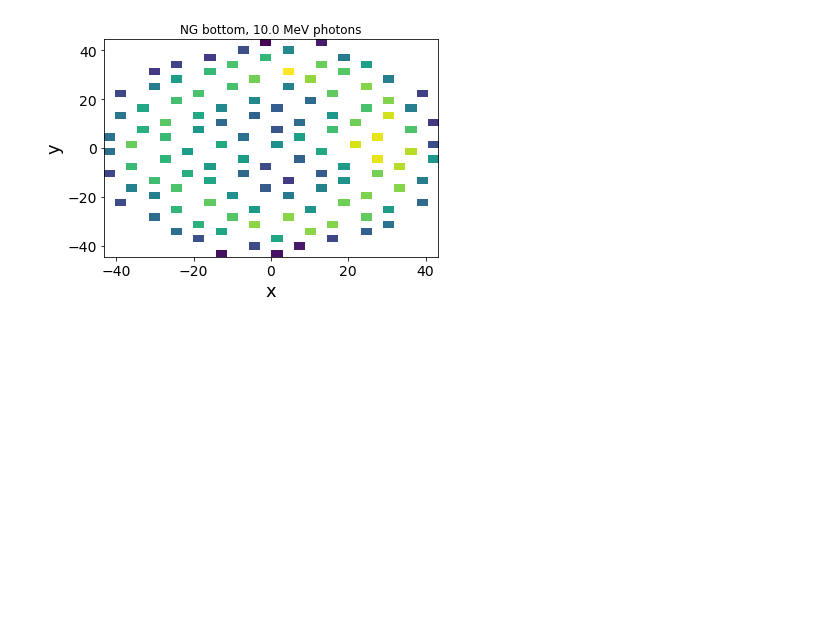
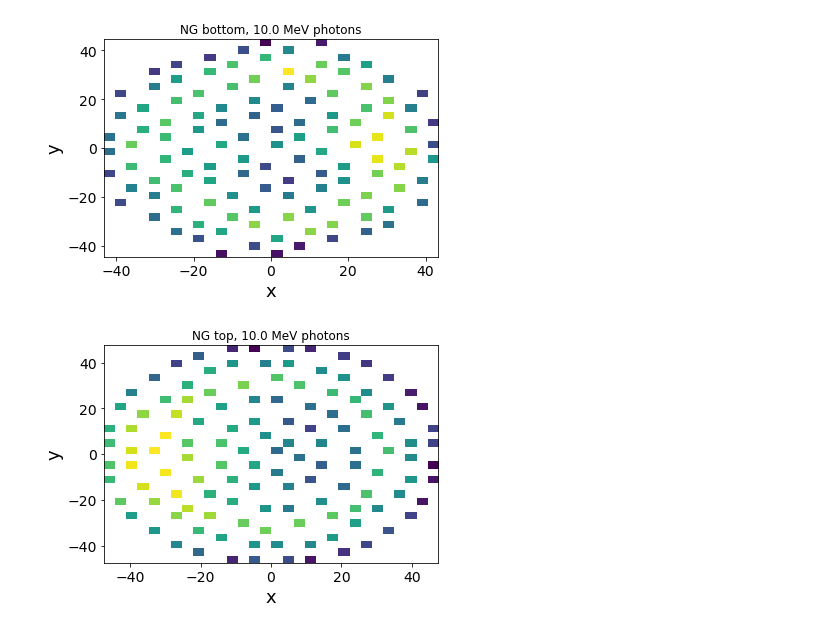
Before and after one commit to wesselrijk/XENON1T_NikhefProject, a Jupyter notebook: DataAnalysis/Simulation_hit-map.ipynb, the cells around one changed output. Cells and saved outputs as stored; diff of their text form; code cells hidden in the pictures; blank space fills up the shorter version.

```diff
--- a/DataAnalysis/Simulation_hit-map.ipynb
+++ b/DataAnalysis/Simulation_hit-map.ipynb
@@ -124,20 +124,22 @@ fig2.savefig('HitMap_Simulation10_bottom.png', dpi = 200)
 # %%
 #adc_corrected, x, y, for each PMT for one event
 xhist102 = []
 yhist102 = []
 pmt = eval(config['DEFAULT']['pmts'])
 for ch in hit_top_10:
 #for ch in hit_top:
 
     x = pmt[ch]['position']['x']
     y = pmt[ch]['position']['y']
     xhist102.append(x)
     yhist102.append(y)
 
 fig22, ax22 = plt.subplots()
-ax22.hist2d(xhist10,yhist10, bins=(30,30), norm=mpl.colors.LogNorm())
+ax22.hist2d(xhist102,yhist102, bins=(30,30), norm=mpl.colors.LogNorm())
 ax22.set_xlabel("x", fontsize = 18)
 ax22.set_ylabel("y", fontsize = 18)
-ax22.set_title('NG bottom, 10.0 MeV photons')
+ax22.set_title('NG top, 10.0 MeV photons')
 ax22.tick_params(axis = 'both', labelsize = 14)
-fig2.savefig('HitMap_Simulation10_bottom.png', dpi = 200)
+fig22.savefig('HitMap_Simulation10_top.png', dpi = 200)
+# %% [output]
+[figure, added]
```
Also changed, not shown: 1 other file.
